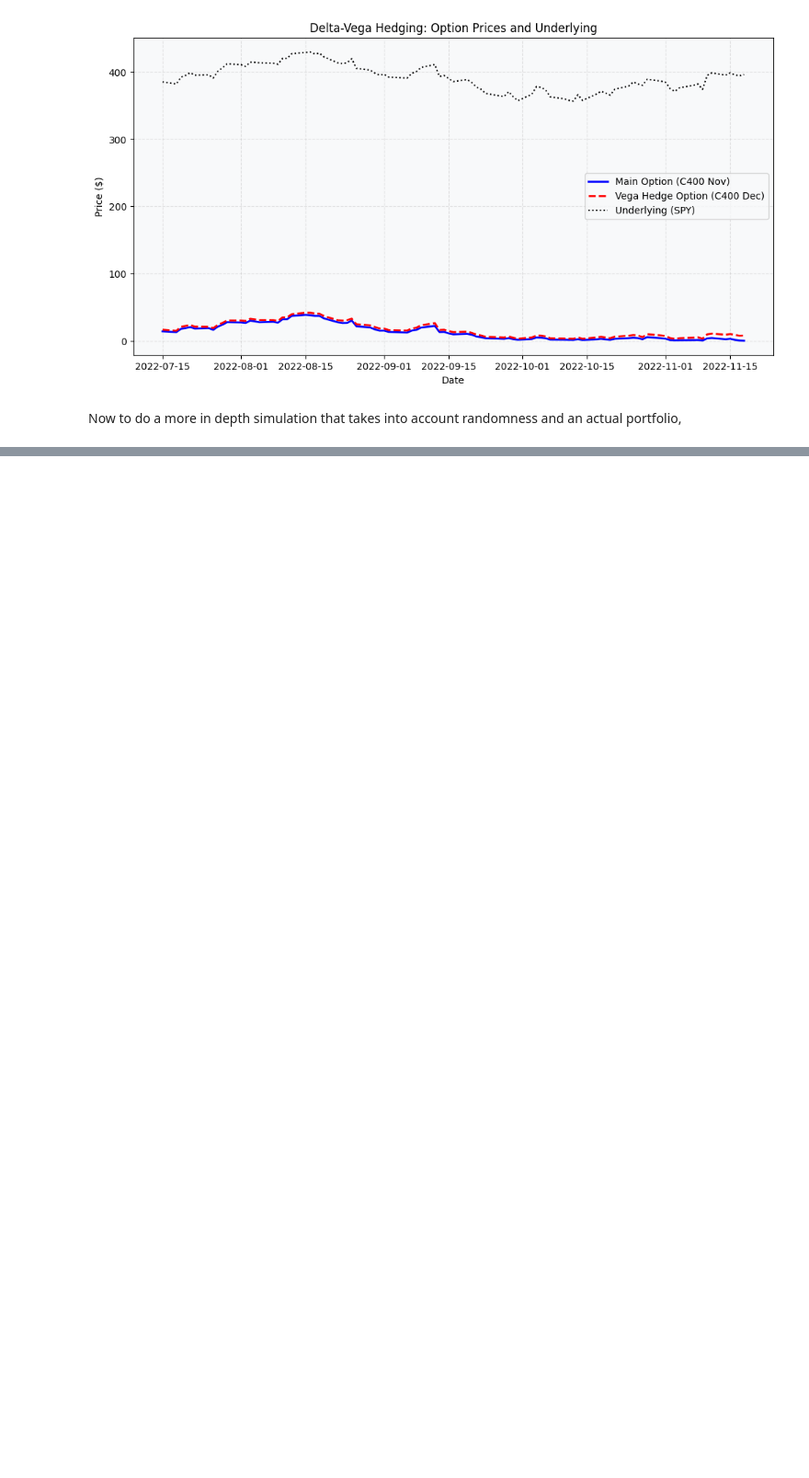
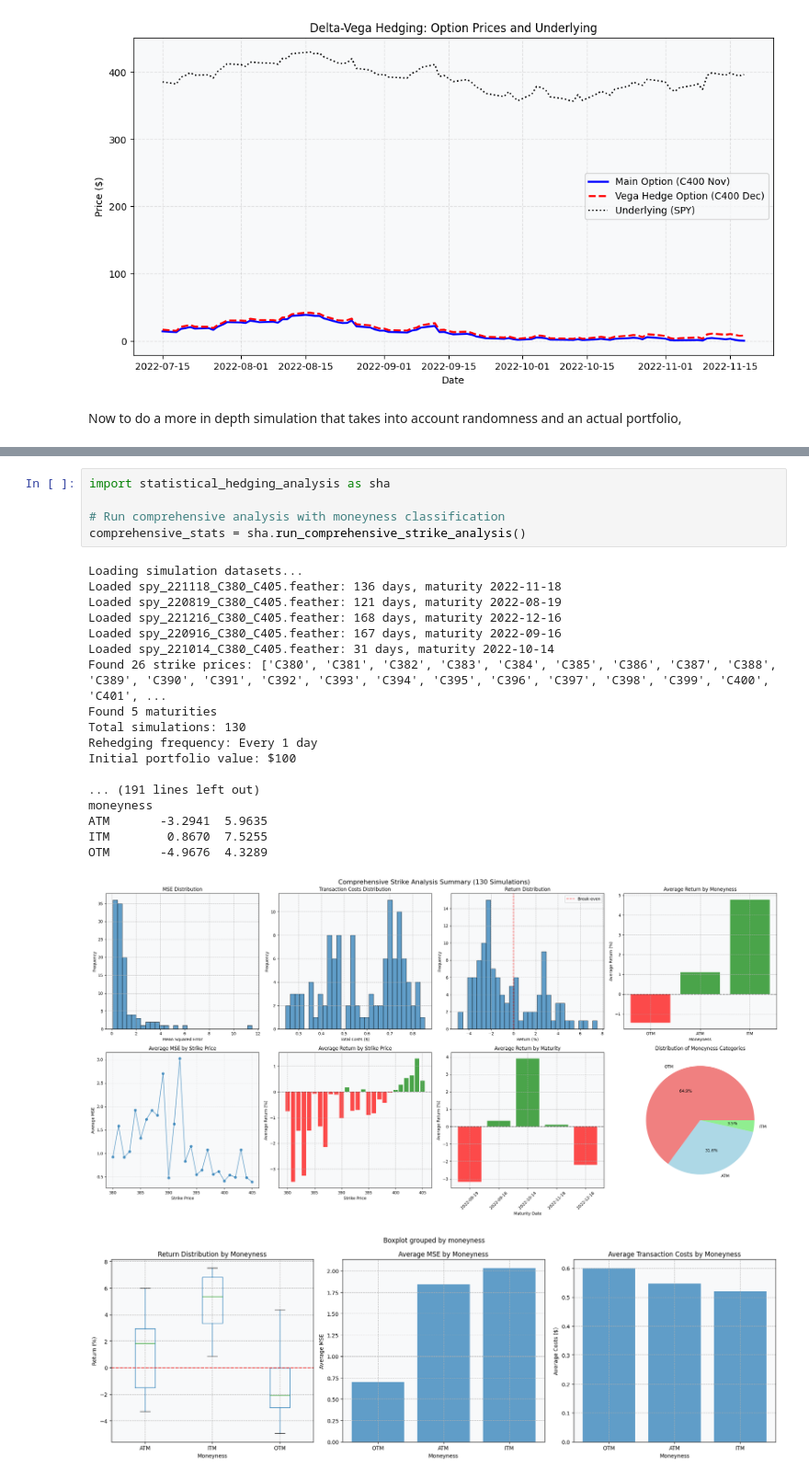
Before and after one commit to MariusBoda/Options_Hedging_Project, a Jupyter notebook: hedging_project.ipynb, the cells around one changed output, grey strips where cells are left out. Shown at 92% size. Cells and saved outputs as stored; diff of their text form; blank space fills up the shorter version.

```diff
--- a/hedging_project.ipynb
+++ b/hedging_project.ipynb
@@ -805,0 +819,25 @@ account = 1000000  # Starting account balance
+# %%
+import statistical_hedging_analysis as sha
+
+# Run comprehensive analysis with moneyness classification
+comprehensive_stats = sha.run_comprehensive_strike_analysis()
+# %% [output]
+Loading simulation datasets...
+Loaded spy_221118_C380_C405.feather: 136 days, maturity 2022-11-18
+Loaded spy_220819_C380_C405.feather: 121 days, maturity 2022-08-19
+Loaded spy_221216_C380_C405.feather: 168 days, maturity 2022-12-16
+Loaded spy_220916_C380_C405.feather: 167 days, maturity 2022-09-16
+Loaded spy_221014_C380_C405.feather: 31 days, maturity 2022-10-14
+Found 26 strike prices: ['C380', 'C381', 'C382', 'C383', 'C384', 'C385', 'C386', 'C387', 'C388', 'C389', 'C390', 'C391', 'C392', 'C393', 'C394', 'C395', 'C396', 'C397', 'C398', 'C399', 'C400', 'C401', ...
+Found 5 maturities
+Total simulations: 130
+Rehedging frequency: Every 1 day
+Initial portfolio value: $100
+
+... (191 lines left out)
+moneyness
+ATM       -3.2941  5.9635
+ITM        0.8670  7.5255
+OTM       -4.9676  4.3289
+[figure, added]
+[figure, added]
```
Also changed, not shown: parts of 1 cell of this notebook, 2 other files.
